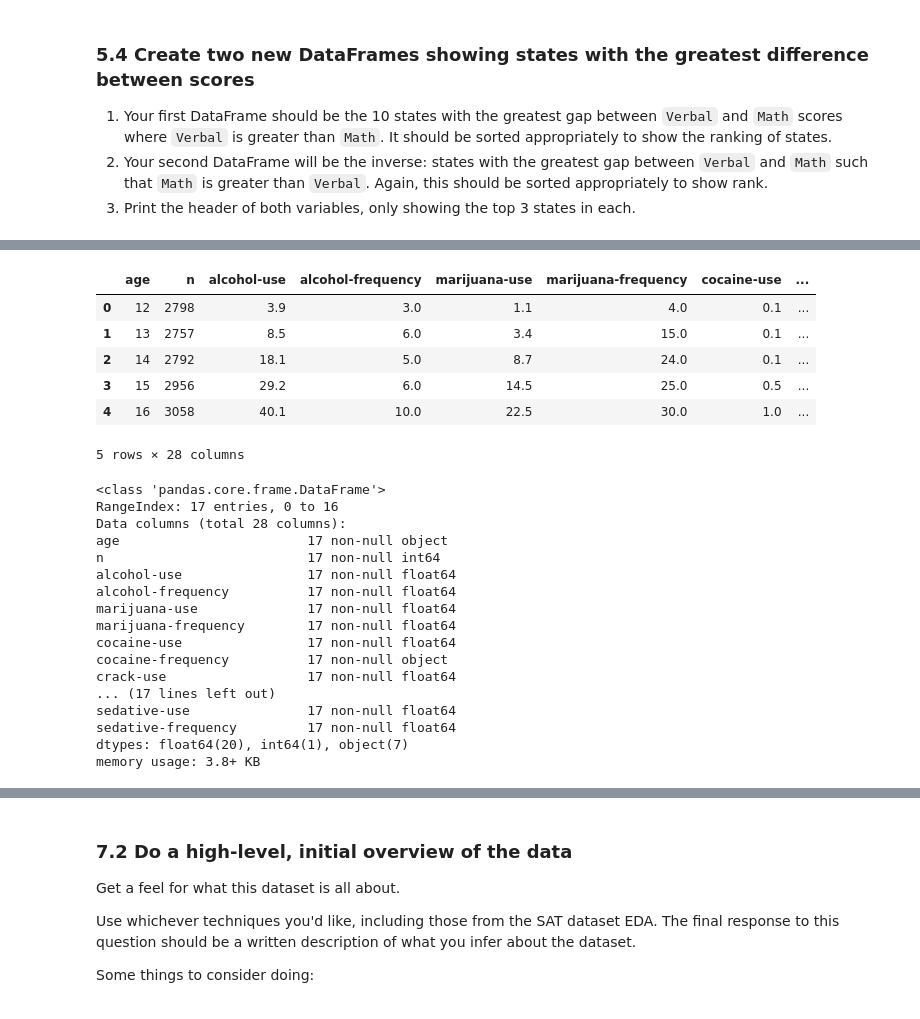
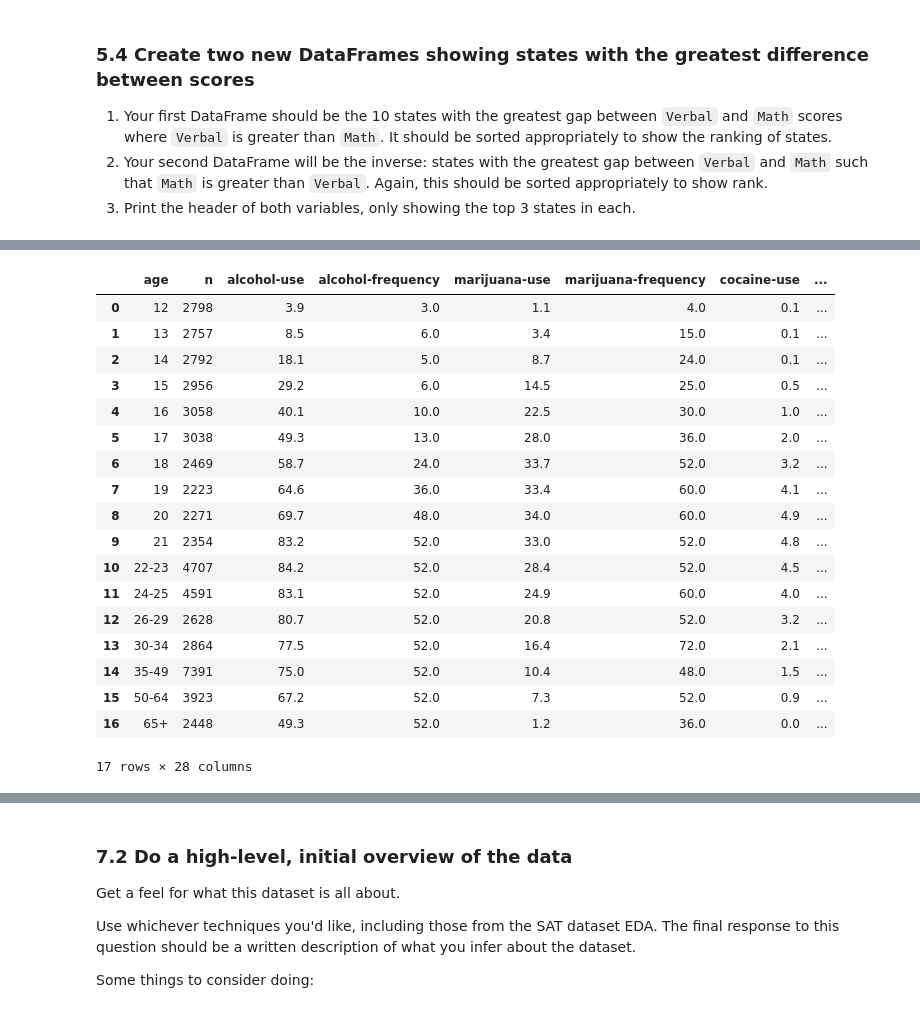
Before and after one commit to Saurabh66/Data-Science-Projects, a Jupyter notebook: project02/project-02-v2-starter-code.ipynb, the cells around one changed output, grey strips where cells are left out. Cells and saved outputs as stored; diff of their text form; code cells hidden in the pictures.

```diff
--- a/project02/project-02-v2-starter-code.ipynb
+++ b/project02/project-02-v2-starter-code.ipynb
@@ -448,35 +489,25 @@ We'll work with the "drug-use-by-age.csv" data, sourced from and described here:
 
 Load the data using pandas. Does this data require cleaning? Are variables missing? How will this affect your approach to EDA on the data?
 # %%
-df = pd.read_csv('drug-use-by-age.csv')
-df.head(5)
+drug = pd.read_csv('drug-use-by-age.csv')
+drug.head(20)
 # %% [output]
 |  | age | n | alcohol-use | alcohol-frequency | marijuana-use | marijuana-frequency | cocaine-use | ... |
 | 0 | 12 | 2798 | 3.9 | 3.0 | 1.1 | 4.0 | 0.1 | ... |
 | 1 | 13 | 2757 | 8.5 | 6.0 | 3.4 | 15.0 | 0.1 | ... |
 | 2 | 14 | 2792 | 18.1 | 5.0 | 8.7 | 24.0 | 0.1 | ... |
 | 3 | 15 | 2956 | 29.2 | 6.0 | 14.5 | 25.0 | 0.5 | ... |
 | 4 | 16 | 3058 | 40.1 | 10.0 | 22.5 | 30.0 | 1.0 | ... |
+| 5 | 17 | 3038 | 49.3 | 13.0 | 28.0 | 36.0 | 2.0 | ... |
+| 6 | 18 | 2469 | 58.7 | 24.0 | 33.7 | 52.0 | 3.2 | ... |
+| 7 | 19 | 2223 | 64.6 | 36.0 | 33.4 | 60.0 | 4.1 | ... |
+| 8 | 20 | 2271 | 69.7 | 48.0 | 34.0 | 60.0 | 4.9 | ... |
+| 9 | 21 | 2354 | 83.2 | 52.0 | 33.0 | 52.0 | 4.8 | ... |
+| 10 | 22-23 | 4707 | 84.2 | 52.0 | 28.4 | 52.0 | 4.5 | ... |
+| 11 | 24-25 | 4591 | 83.1 | 52.0 | 24.9 | 60.0 | 4.0 | ... |
+| 12 | 26-29 | 2628 | 80.7 | 52.0 | 20.8 | 52.0 | 3.2 | ... |
+| 13 | 30-34 | 2864 | 77.5 | 52.0 | 16.4 | 72.0 | 2.1 | ... |
+| 14 | 35-49 | 7391 | 75.0 | 52.0 | 10.4 | 48.0 | 1.5 | ... |
+| 15 | 50-64 | 3923 | 67.2 | 52.0 | 7.3 | 52.0 | 0.9 | ... |
+| 16 | 65+ | 2448 | 49.3 | 52.0 | 1.2 | 36.0 | 0.0 | ... |
-5 rows × 28 columns
+17 rows × 28 columns
-# %%
-df.info()
-
-df.
-# %% [output]
-<class 'pandas.core.frame.DataFrame'>
-RangeIndex: 17 entries, 0 to 16
-Data columns (total 28 columns):
-age                        17 non-null object
-n                          17 non-null int64
-alcohol-use                17 non-null float64
-alcohol-frequency          17 non-null float64
-marijuana-use              17 non-null float64
-marijuana-frequency        17 non-null float64
-cocaine-use                17 non-null float64
-cocaine-frequency          17 non-null object
-crack-use                  17 non-null float64
-... (17 lines left out)
-sedative-use               17 non-null float64
-sedative-frequency         17 non-null float64
-dtypes: float64(20), int64(1), object(7)
-memory usage: 3.8+ KB
```
Also changed, not shown: parts of 33 cells of this notebook.
